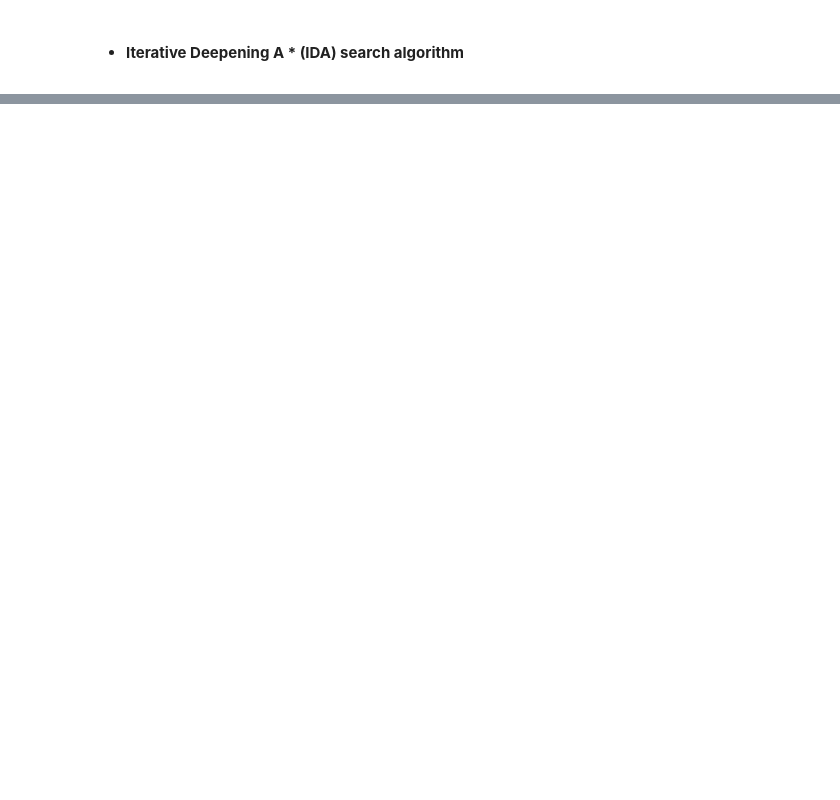
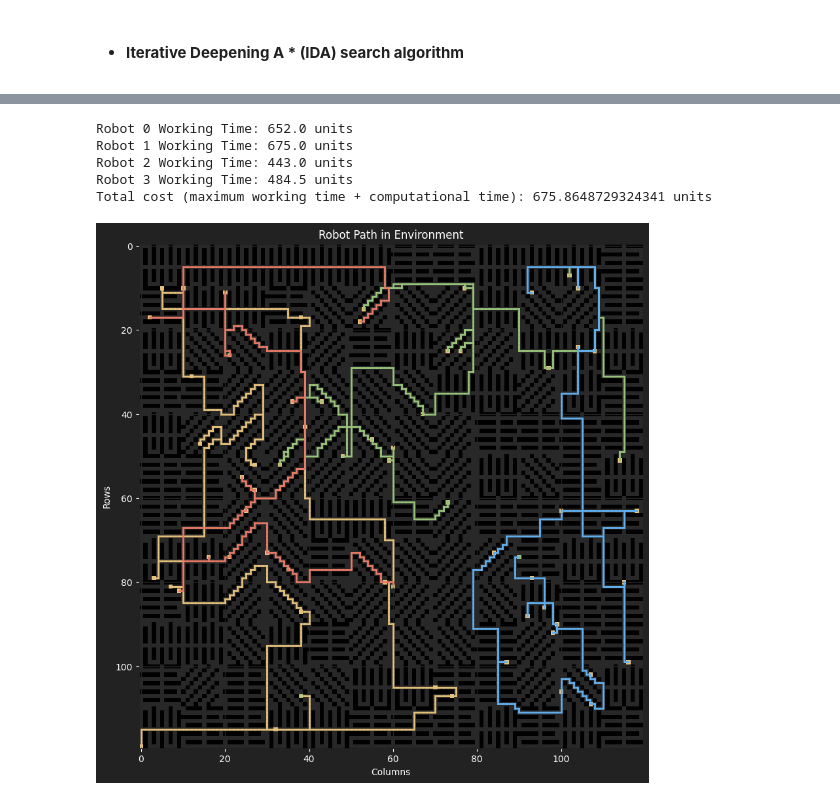
Before and after one commit to 0xdbff/AI, a Jupyter notebook: tp01.ipynb, the cells around one changed output, grey strips where cells are left out. Drawn from its saved outputs; the diff is of its cells as text; code cells hidden in the pictures; blank space fills up the shorter version.

```diff
--- a/tp01.ipynb
+++ b/tp01.ipynb
@@ -79,2 +91,21 @@ Total Time:  254.0562038421631 seconds (assuming unit of time is second)  with
+# %%
+env = Environment(WarehouseTypeEnum.Regular,rows = 120, cols = 120, n_packages=60, n_robots=4)
+# %%
+multi_robot_handler = MultiRobotHandler(env, AlgorithmTypeEnum.A_STAR, HeuristicEnum.MANHATTAN)
+paths, individual_times, total_cost = multi_robot_handler.plan_paths()
+
+for i, (path, time) in enumerate(zip(paths, individual_times)):
+    print(f"Robot {i} Working Time: {time} units")
+
+print(f"Total cost (maximum working time + computational time): {total_cost} units")
+
+visualize_working_path(env, paths)
+# %% [output]
+Robot 0 Working Time: 652.0 units
+Robot 1 Working Time: 675.0 units
+Robot 2 Working Time: 443.0 units
+Robot 3 Working Time: 484.5 units
+Total cost (maximum working time + computational time): 675.8648729324341 units
+[figure, added]
 # %%
 from src.utils import visualize_data
```
Also changed, not shown: parts of 11 cells of this notebook, 7 other files.
